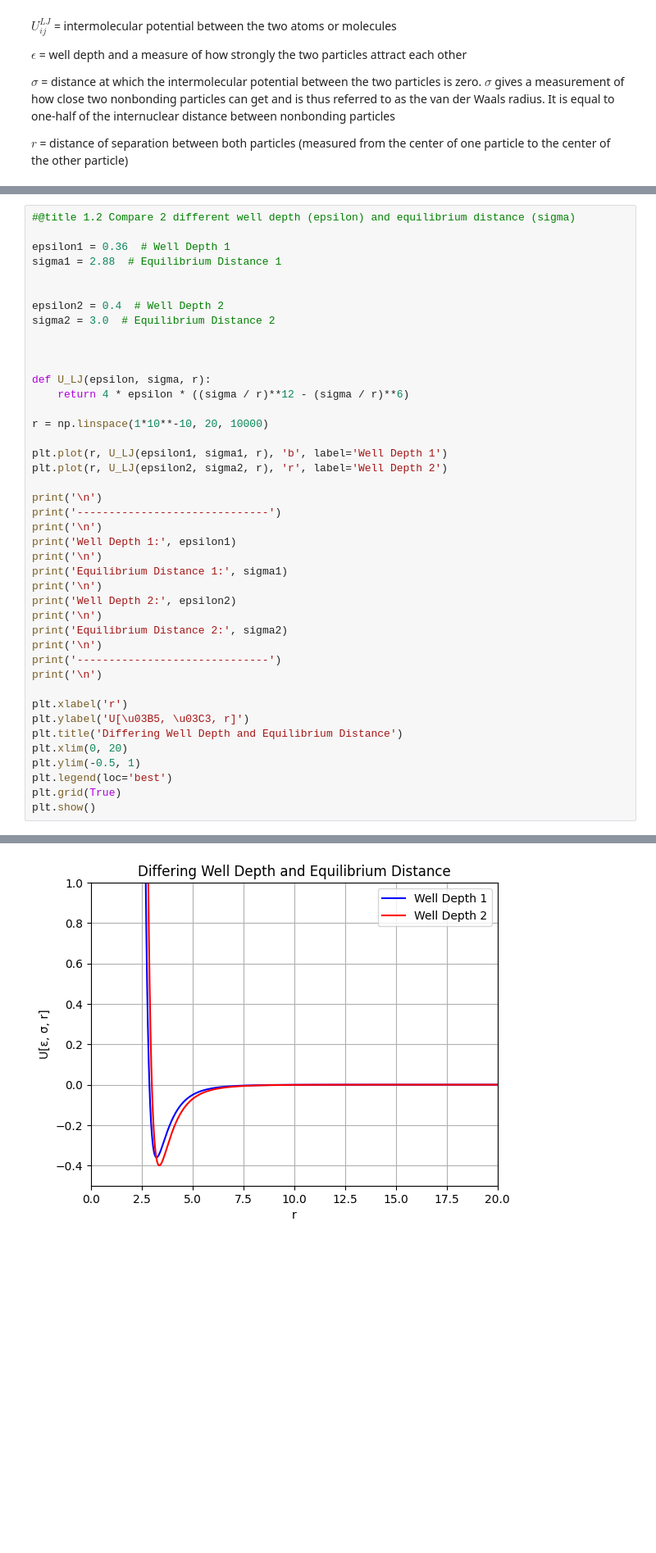
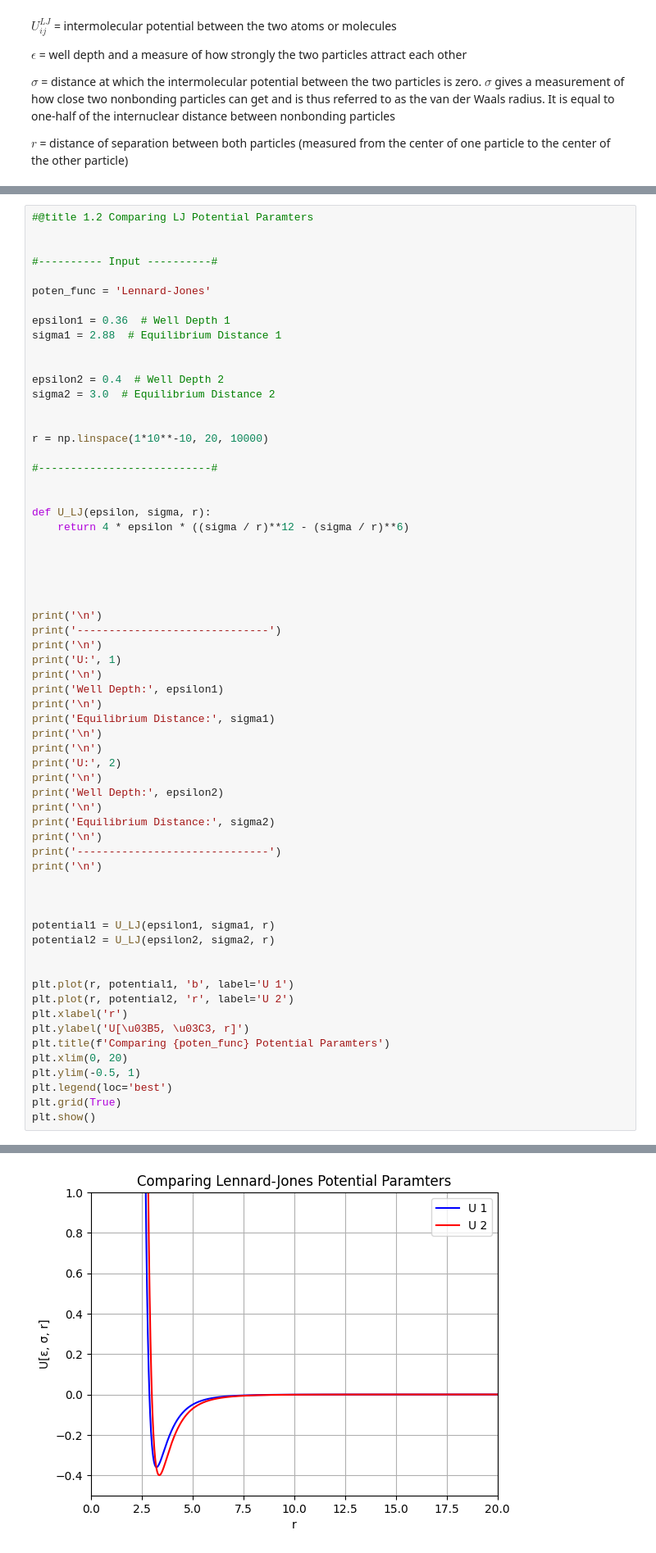
Before and after one commit to ArmanMoussavi1/Atomic_Potential_Functions, a Jupyter notebook: Potential_Function_Library.ipynb, the cells around one changed output, grey strips where cells are left out. Shown: that part at 82% size. Saved outputs shown, nothing was run; the diff lists cells and outputs as text; blank space fills up the shorter version.

```diff
--- a/Potential_Function_Library.ipynb
+++ b/Potential_Function_Library.ipynb
@@ -82,7 +94,12 @@ Equilibrium Distance: 2.88
 ------------------------------
 [figure]
 # %%
-#@title 1.2 Compare 2 different well depth (epsilon) and equilibrium distance (sigma)
+#@title 1.2 Comparing LJ Potential Paramters
+
+
+#---------- Input ----------#
+
+poten_func = 'Lennard-Jones'
 
 epsilon1 = 0.36  # Well Depth 1
 sigma1 = 2.88  # Equilibrium Distance 1
@@ -92,32 +109,48 @@ epsilon2 = 0.4  # Well Depth 2
 sigma2 = 3.0  # Equilibrium Distance 2
 
 
+r = np.linspace(1*10**-10, 20, 10000)
+
+#---------------------------#
+
 
 def U_LJ(epsilon, sigma, r):
     return 4 * epsilon * ((sigma / r)**12 - (sigma / r)**6)
 
-r = np.linspace(1*10**-10, 20, 10000)
 
-plt.plot(r, U_LJ(epsilon1, sigma1, r), 'b', label='Well Depth 1')
-plt.plot(r, U_LJ(epsilon2, sigma2, r), 'r', label='Well Depth 2')
+
+
 
 print('\n')
 print('------------------------------')
 print('\n')
-print('Well Depth 1:', epsilon1)
+print('U:', 1)
 print('\n')
-print('Equilibrium Distance 1:', sigma1)
+print('Well Depth:', epsilon1)
 print('\n')
-print('Well Depth 2:', epsilon2)
+print('Equilibrium Distance:', sigma1)
 print('\n')
-print('Equilibrium Distance 2:', sigma2)
+print('\n')
+print('U:', 2)
+print('\n')
+print('Well Depth:', epsilon2)
+print('\n')
+print('Equilibrium Distance:', sigma2)
 print('\n')
 print('------------------------------')
 print('\n')
 
+
+
+potential1 = U_LJ(epsilon1, sigma1, r)
+potential2 = U_LJ(epsilon2, sigma2, r)
+
+
+plt.plot(r, potential1, 'b', label='U 1')
+plt.plot(r, potential2, 'r', label='U 2')
 plt.xlabel('r')
 plt.ylabel('U[\u03B5, \u03C3, r]')
-plt.title('Differing Well Depth and Equilibrium Distance')
+plt.title(f'Comparing {poten_func} Potential Paramters')
 plt.xlim(0, 20)
 plt.ylim(-0.5, 1)
 plt.legend(loc='best')
@@ -140,7 +174,7 @@ Equilibrium Distance 2: 3.0
 
 
 ------------------------------
-[figure, old version]
+[figure, new version]
 # %% [markdown]
 <hr>
 
```
Also changed, not shown: parts of 8 cells of this notebook.
